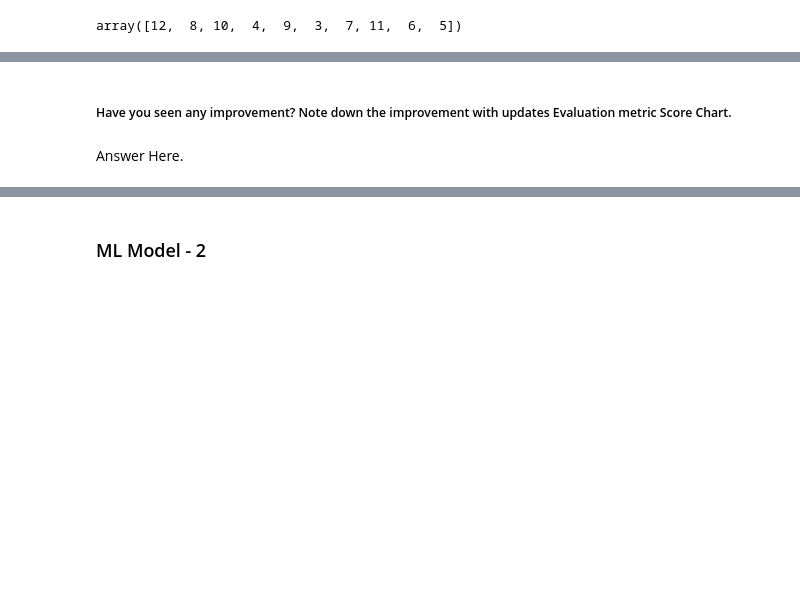
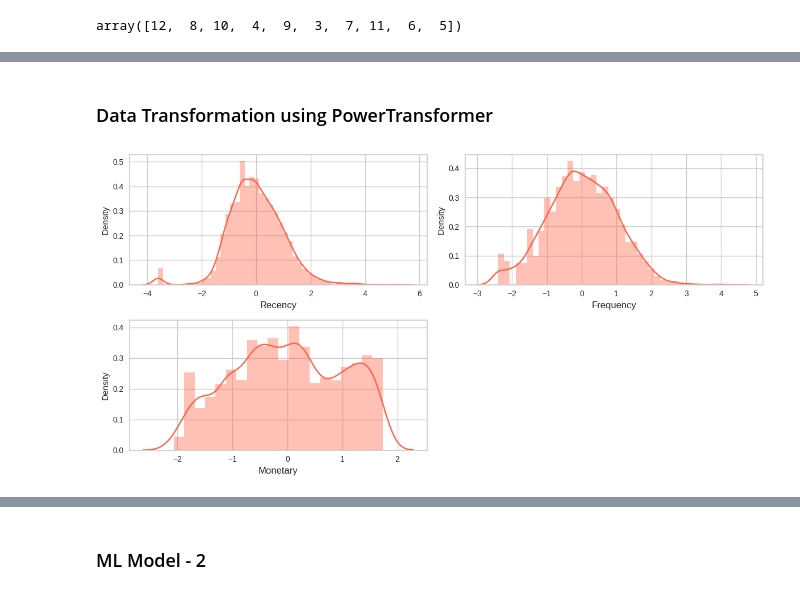
Before and after one commit to kd0176/Online-Retail-Customer-Segmentation, a Jupyter notebook: Online_Retail_Customer_Segmentation.ipynb, the cells around one changed output, grey strips where cells are left out. Saved outputs shown, nothing was run; the diff lists cells and outputs as text; code cells hidden in the pictures; blank space fills up the shorter version.

```diff
--- a/Online_Retail_Customer_Segmentation.ipynb
+++ b/Online_Retail_Customer_Segmentation.ipynb
@@ -1570,15 +1570,0 @@ rfm_df['Monetary'] = rfm_df['Monetary'].apply(lambda x : 1 if x < 1 else x)
-# %%
-# log transformation
-rfm_df['Recency_log'] = rfm_df['Recency'].apply(np.log)
-rfm_df['Frequency_log'] = rfm_df['Frequency'].apply(np.log)
-rfm_df['Monetary_log'] = rfm_df['Monetary'].apply(np.log)
-# %%
-# ploting distributions of Recency, Frequency, and Monetary
-fig = plt.figure(figsize=(12,6))
-c=1
-for i in ['Recency_log' , 'Frequency_log', 'Monetary_log'] :
-    plt.subplot(2, 2, c)
-    plt.xlabel(i, fontsize = 12)
-    sns.distplot(rfm_df[i],color="tomato")
-    c = c + 1
-plt.tight_layout()
@@ -1638,4 +1571,2 @@ Answer Here.
-# %% [markdown]
-##### Have you seen any improvement? Note down the improvement with updates Evaluation metric Score Chart.
-# %% [markdown]
-Answer Here.
+# %% [markdown]
+### Data Transformation using PowerTransformer
@@ -1641,0 +1576,21 @@ Answer Here.
+# %%
+# Data Transformation using PowerTransformer
+transformer = PowerTransformer()
+# fit_transform
+trans_df = transformer.fit_transform(rfm_df)
+
+# converting scaled array to dataFrame
+trans_df = pd.DataFrame(trans_df)
+trans_df.columns = ['Monetary', 'Frequency', 'Recency']
+# %%
+# ploting distributions after transformation
+fig = plt.figure(figsize=(12,6))
+c=1
+for i in ['Recency' , 'Frequency', 'Monetary'] :
+    plt.subplot(2, 2, c)
+    plt.xlabel(i, fontsize = 12)
+    sns.distplot(trans_df[i],color="tomato")
+    c = c + 1
+plt.tight_layout()
+# %% [output]
+[figure, added]
```
Also changed, not shown: parts of 36 cells of this notebook.
